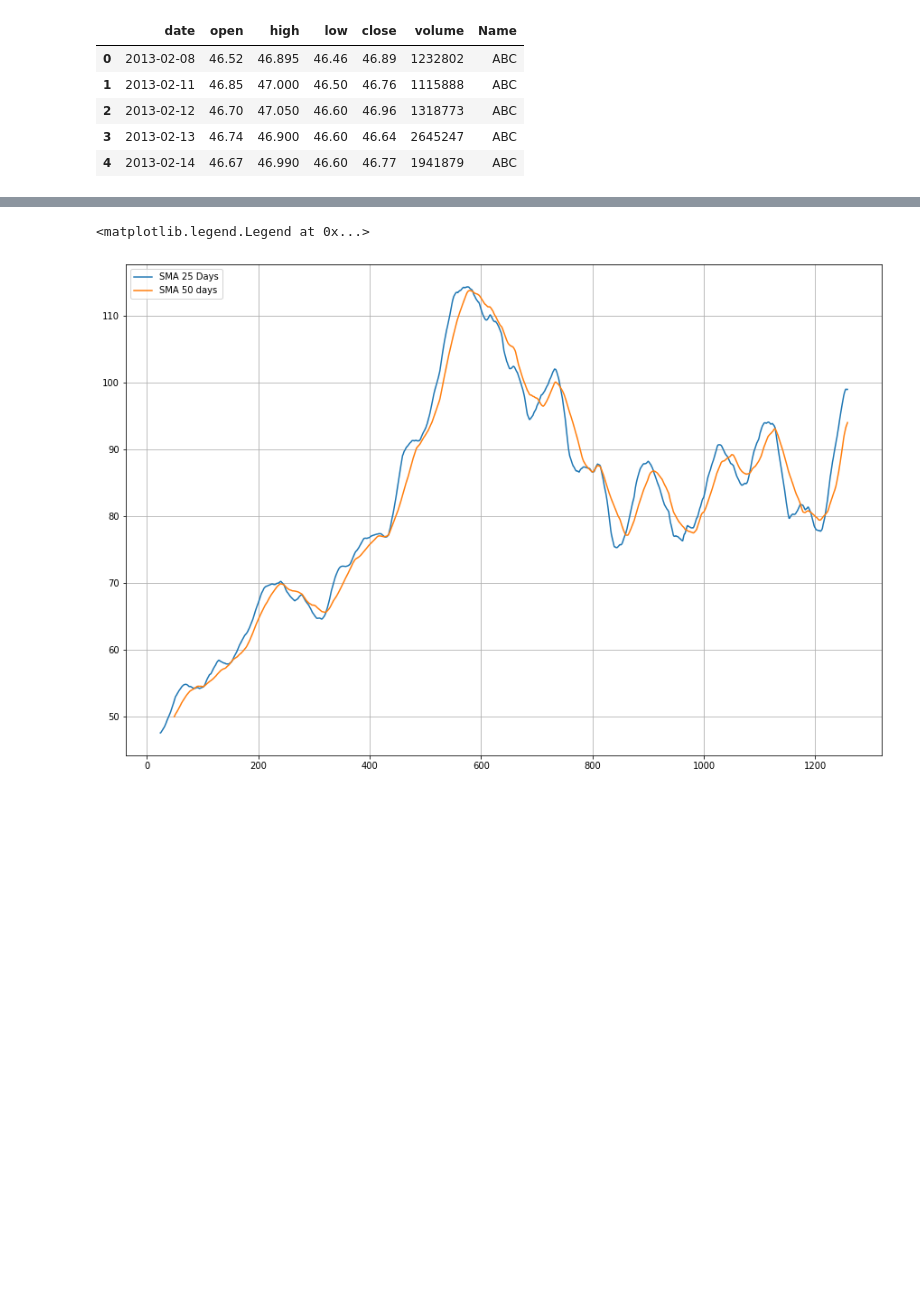
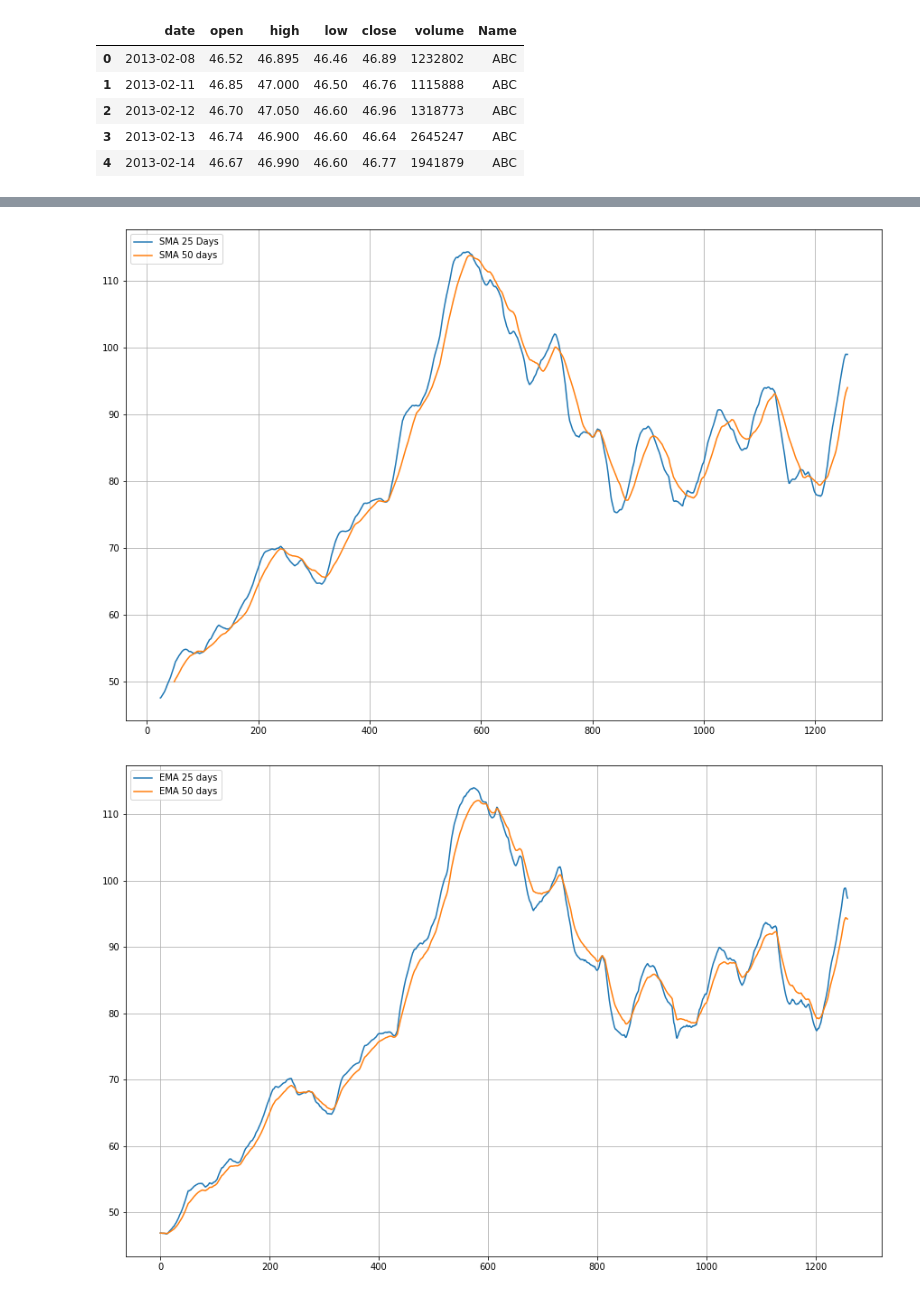
Before and after one commit to sjs253/Technical-Analysis-of-Stocks, a Jupyter notebook: Technical Analysis .ipynb, the cells around one changed output, grey strips where cells are left out. Drawn from its saved outputs; the diff is of its cells as text; code cells hidden in the pictures; blank space fills up the shorter version.

Commit message:
Graph corrected

```diff
--- a/Technical Analysis .ipynb
+++ b/Technical Analysis .ipynb
@@ -32,16 +33,19 @@ plt.figure(figsize=[15,10])
 plt.grid(True)
 plt.plot(df['SMA_25'],label='SMA 25 Days')
 plt.plot(df['SMA_50'],label='SMA 50 days')
-plt.legend(loc=2)
+plt.legend(loc='upper left')
+plt.show()
 # %% [output]
-<matplotlib.legend.Legend at 0x...>
 [figure]
 # %%
 df['EMA_25'] = df.close.ewm(span=25, adjust=False).mean()
 df['EMA_50'] = df.close.ewm(span=50, adjust=False).mean()
 # %%
+plt.figure(figsize=[15,10])
 plt.grid(True)
-plt.plot(df[], label='AMD 20 Day EMA')
-plt.plot(df[], exp2, label='AMD 50 Day EMA')
+plt.plot(df['EMA_25'], label='EMA 25 days')
+plt.plot(df['EMA_50'], label='EMA 50 days')
 plt.legend(loc='upper left')
 plt.show()
+# %% [output]
+[figure, added]
```
Also changed, not shown: parts of 1 cell of this notebook.
